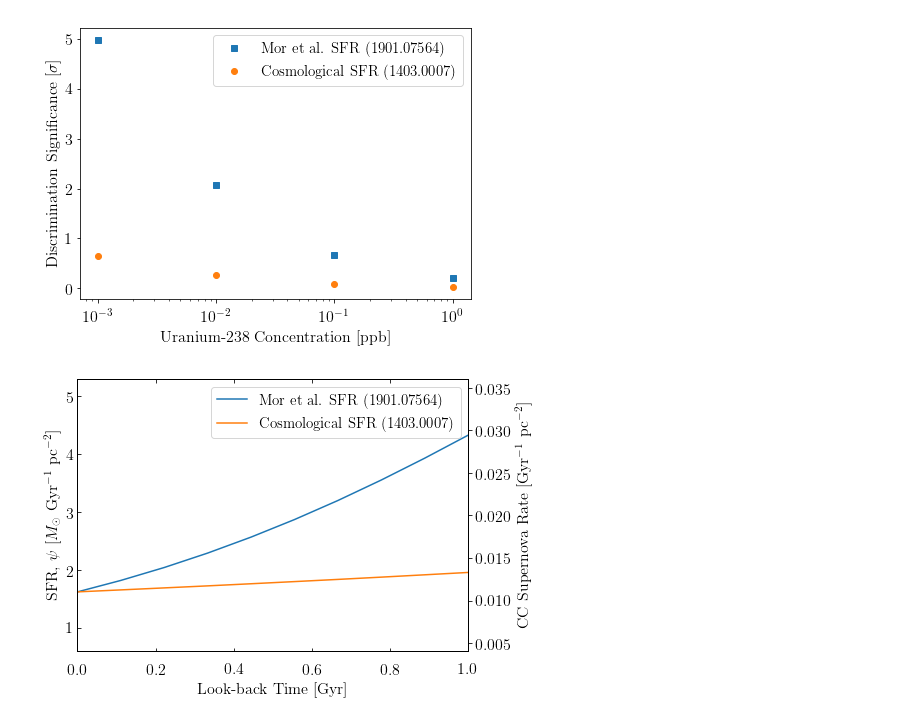
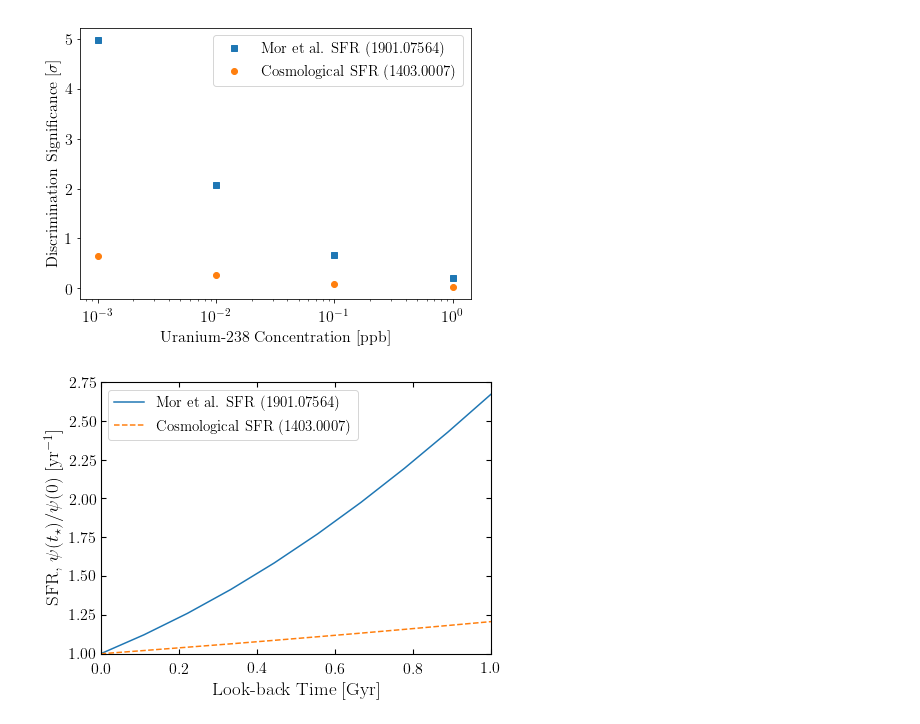
Before and after one commit to tedwards2412/SN-paleology, a Jupyter notebook: Notebooks/R_time_constraint.ipynb, the cells around one changed output. Saved outputs shown, nothing was run; the diff lists cells and outputs as text; code cells hidden in the pictures.

Commit message:
Corrected plot

```diff
--- a/Notebooks/R_time_constraint.ipynb
+++ b/Notebooks/R_time_constraint.ipynb
@@ -943,43 +943,36 @@ plt.show()
 # %%
 rc('text', usetex=True)
 rc('font',**{'family':'sans-serif','sans-serif':['cmr']})
 rc('font',**{'family':'serif','serif':['cmr']})
-rc('font', size=16)
-rc('axes', linewidth=1.)
+rc('font', size=19)
+rc('axes', linewidth=1.1)
 
-# plt.figure(figsize=(7,5))
-fig, ax1 = plt.subplots(figsize=(7,5))
+plt.figure(figsize=(7,5))
+plt.rcParams['xtick.labelsize']=16
+plt.rcParams['ytick.labelsize']=16
 
 #######################################
 tlist = np.linspace(0, 1, 10)
 
-# Cosmo_norm = SFR_Mor(0.0)-SFR_Cosmo(tlist)[0]
-plt.plot(tlist, SFR_Mor(tlist), label='Mor et al. SFR (1901.07564)')
-plt.plot(tlist, SFR_Cosmo(tlist)*Cosmo_norm, label='Cosmological SFR (1403.0007)')
-
-# plt.plot(tlist, R_list_Mor, label='Mor et al. SFR (1901.07564)')
-# plt.plot(tlist, R_list_Cosmo, label='Cosmological SFR (1403.0007)')
-
-# label='Cosmological SFR (1403.0007)'
+psi0 = 1.0
+Mor_norm = psi0/SFR_Mor(0.0)
+Cos_norm = psi0/SFR_Cosmo(0.0)
+plt.plot(tlist, SFR_Mor(tlist)*Mor_norm, label='Mor et al. SFR (1901.07564)')
+plt.plot(tlist, SFR_Cosmo(tlist)*Cos_norm, label='Cosmological SFR (1403.0007)', linestyle='--')
 
 plt.xlim(0, 1)
-plt.ylim(0.6, 5.3)
+plt.ylim(1.0, 2.75)
 
-ax1.set_xlabel(r"Look-back Time [Gyr]")
+plt.tick_params(right=True,top=True,direction='in', width=1.1, length=5)
+# plt.tick_params(which='minor',top=True,right=True,direction='in')
 
-ax1.set_ylabel(r"SFR, $\psi$ [$M_\odot$ Gyr$^{-1}$ pc$^{-2}$]")
+plt.xlabel(r"Look-back Time [Gyr]")
+plt.ylabel(r"SFR, $\psi(t_\star)/\psi(0)$ [yr$^{-1}$]")
 
-plt.tick_params(right=True,top=True,direction='in')
-plt.tick_params(which='minor',top=True,right=True,direction='in')
-#####################################
-# $k_{\rm CC} = 0.0068 M_\odot^{-1}$
-ax2 = ax1.twinx()
-ax2.set_ylim(0.6*0.0068, 5.3*0.0068)
-ax2.set_ylabel(r"CC Supernova Rate [Gyr$^{-1}$ pc$^{-2}$]")
+plt.legend(fontsize=15.0)
+plt.tick_params(axis='x', which='major', pad=8)
 
-ax1.legend(fontsize=15.0)
-ax1.tick_params(axis='x', which='major', pad=12)
-plt.savefig("TimeDependent_models.pdf", bbox_inches='tight')
+plt.savefig("TimeDependent_models2.pdf", bbox_inches='tight')
 plt.show()
 # %% [output]
-[figure, old version]
+[figure, new version]
```
Also changed, not shown: parts of 7 cells of this notebook.
